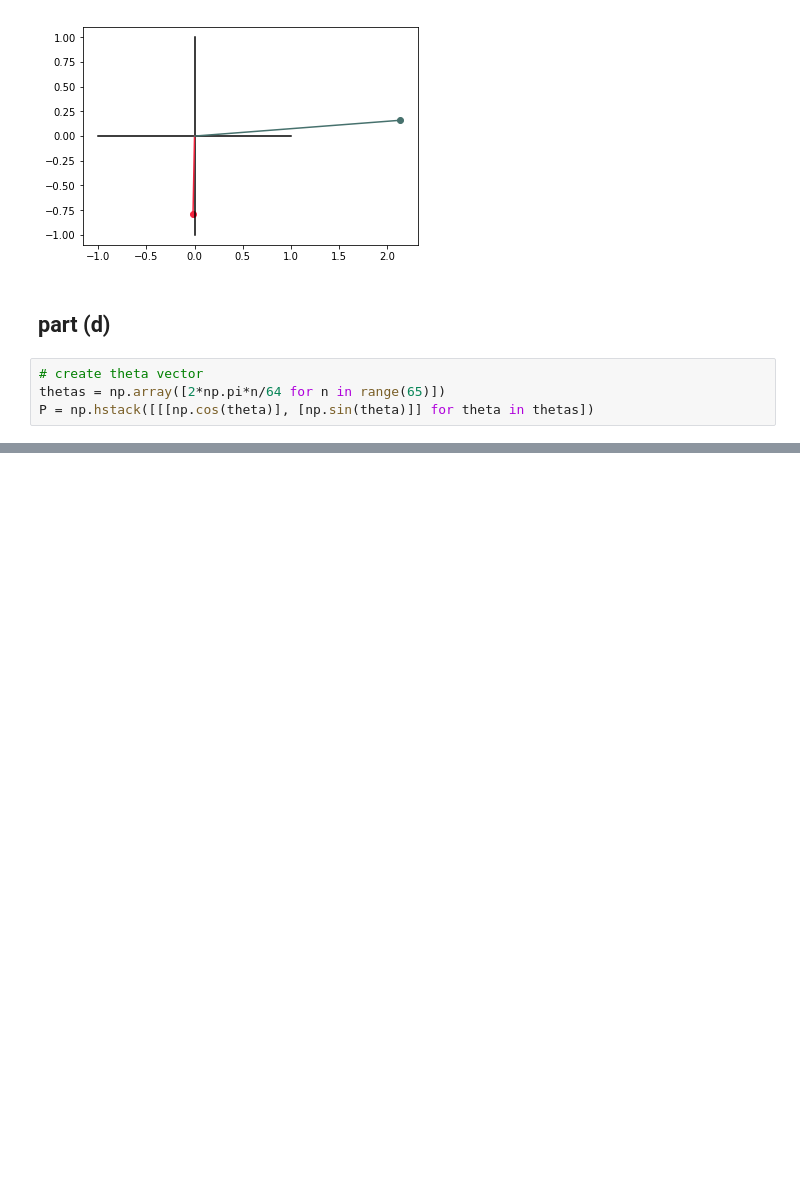
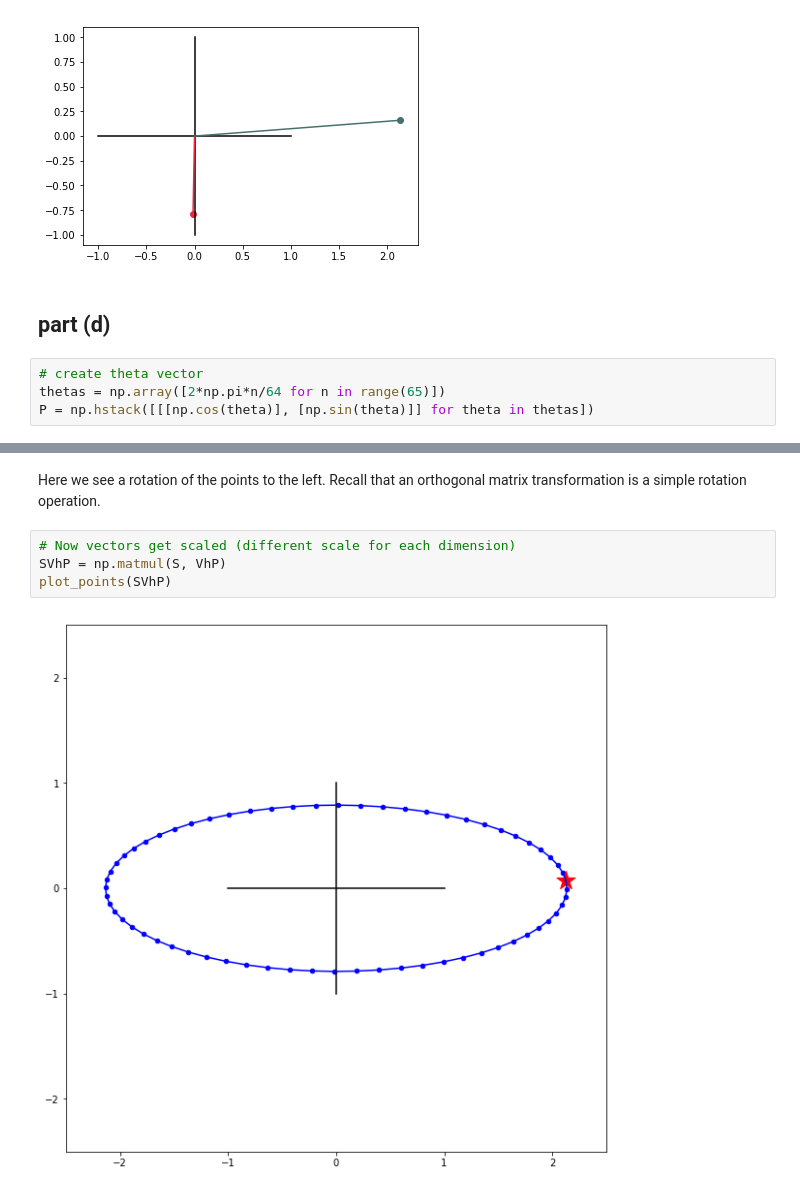
Before and after one commit to rfeinman/hw-mathtools, a Jupyter notebook: hw1_Feinman/hw1.ipynb, the cells around one changed output, grey strips where cells are left out. Saved outputs shown, nothing was run; the diff lists cells and outputs as text; blank space fills up the shorter version.

```diff
--- a/hw1_Feinman/hw1.ipynb
+++ b/hw1_Feinman/hw1.ipynb
@@ -293,0 +320,9 @@ P = np.hstack([[[np.cos(theta)], [np.sin(theta)]] for theta in thetas])
+# %% [markdown]
+Here we see a rotation of the points to the left. Recall that an orthogonal
+matrix transformation is a simple rotation operation.
+# %%
+# Now vectors get scaled (different scale for each dimension)
+SVhP = np.matmul(S, VhP)
+plot_points(SVhP)
+# %% [output]
+[figure, added]
```
Also changed, not shown: parts of 12 cells of this notebook.
